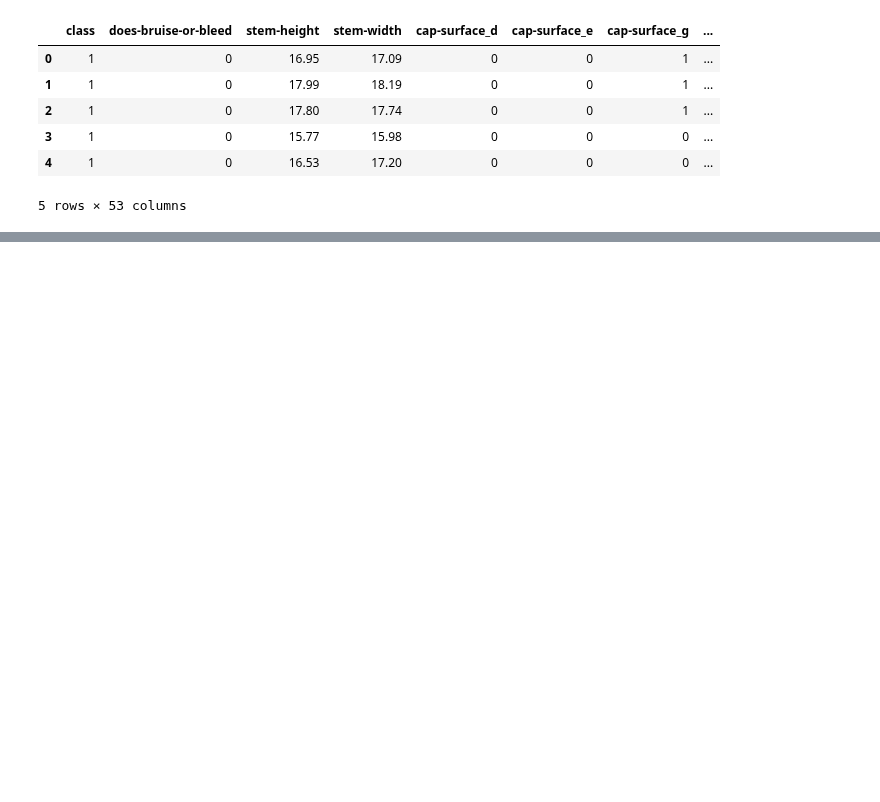
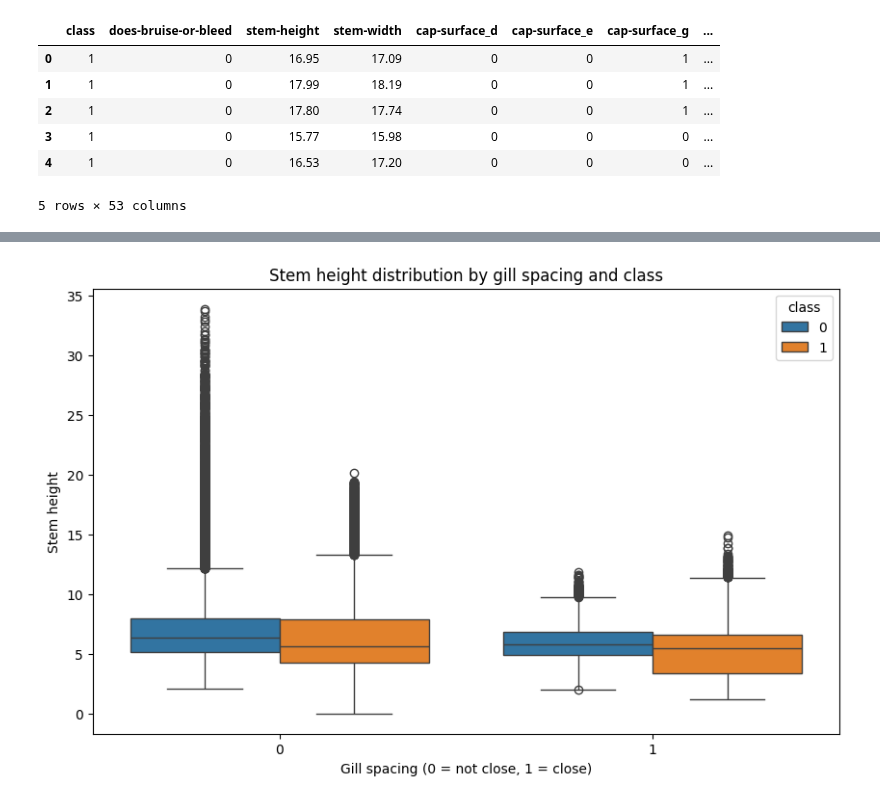
Before and after one commit to RovSveta/Advanced_Data_analytics_2025, a Jupyter notebook: Exercise_project_2/Classification_dataset/tomekLinks_classif.ipynb, the cells around one changed output, grey strips where cells are left out. Cells and saved outputs as stored; diff of their text form; code cells hidden in the pictures; blank space fills up the shorter version.

```diff
--- a/Exercise_project_2/Classification_dataset/tomekLinks_classif.ipynb
+++ b/Exercise_project_2/Classification_dataset/tomekLinks_classif.ipynb
@@ -14,0 +53,20 @@ df.head()
+# %%
+# on scatter plot we can see better the overlapping. Analysis in the report.
+import seaborn as sns
+import matplotlib.pyplot as plt
+
+plt.figure(figsize=(10, 6))
+
+sns.boxplot(
+    x="gill-spacing_d",
+    y="stem-height",
+    hue="class",
+    data=df
+)
+
+plt.title("Stem height distribution by gill spacing and class")
+plt.xlabel("Gill spacing (0 = not close, 1 = close)")
+plt.ylabel("Stem height")
+plt.show()
+# %% [output]
+[figure, added]
```
Also changed, not shown: parts of 9 cells of this notebook, 1 other file.
